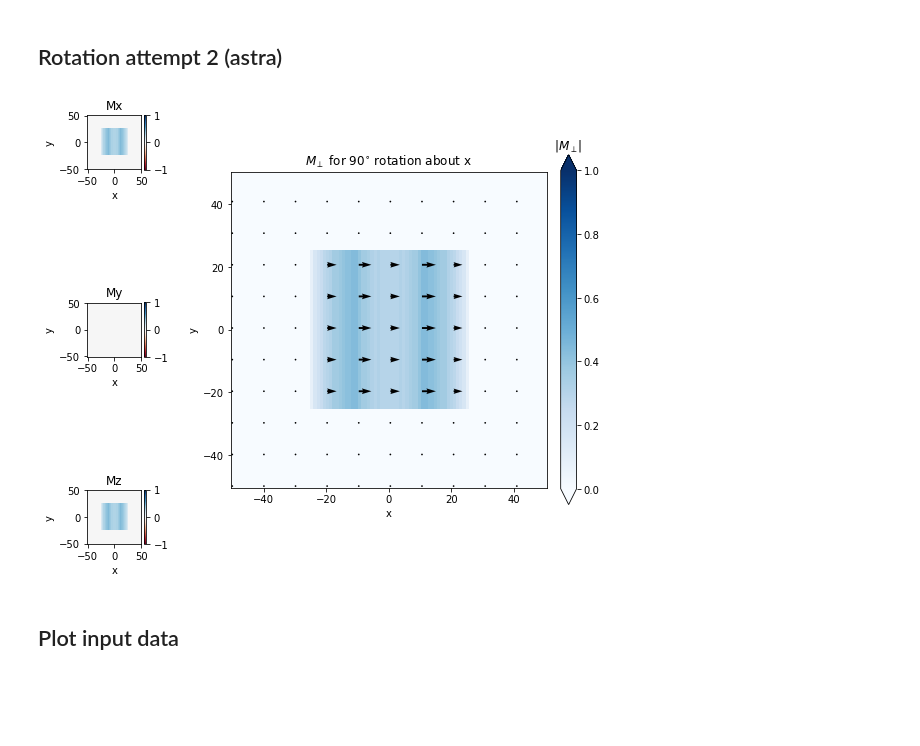
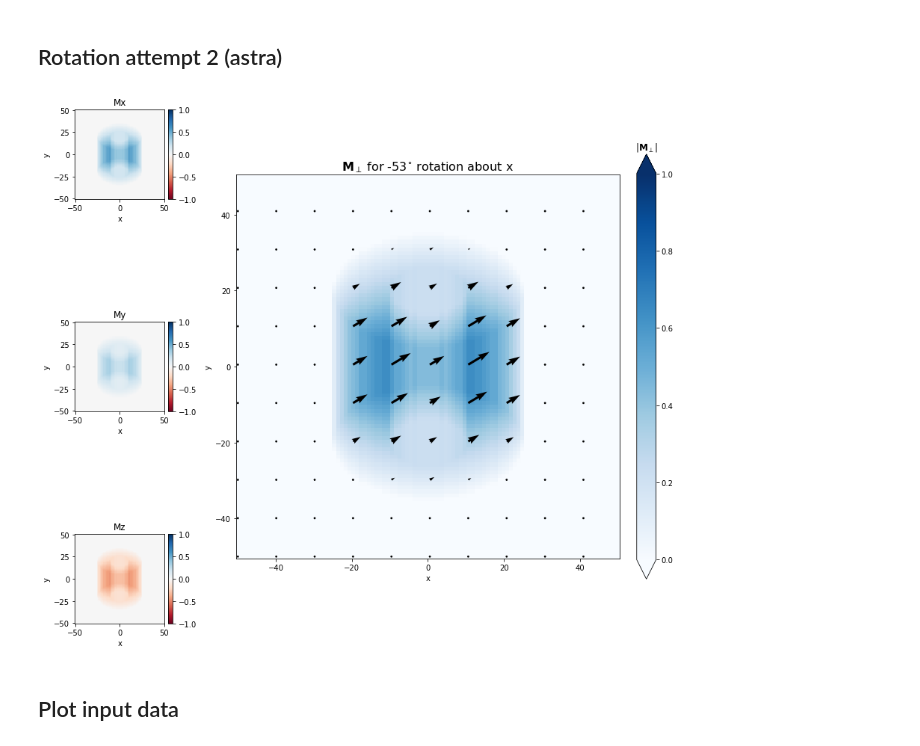
Before and after one commit to grlewis333/phd-work, a Jupyter notebook: holo-sim.ipynb, the cells around one changed output. Saved outputs shown, nothing was run; the diff lists cells and outputs as text; code cells hidden in the pictures; blank space fills up the shorter version.

```diff
--- a/holo-sim.ipynb
+++ b/holo-sim.ipynb
@@ -350,39 +350,39 @@ def rotation_projection(MX,MY,MZ, angle):
 # plot rotated magnetic components
 %matplotlib inline
 
-angle = 90
+angle = -53
 Mxr, Myr, Mzr = rotation_projection(MX,MY,MZ,angle)
 
 #f, [ax1,ax2,ax3] = plt.subplots(ncols=1,nrows=3, figsize=(8, 8))
-fig = plt.figure(figsize=(8, 8))
+fig = plt.figure(figsize=(12, 12))
 grid = plt.GridSpec(3, 4)
 
 ax1 = fig.add_subplot(grid[0, 0])
 ax2 = fig.add_subplot(grid[1, 0])
 ax3 = fig.add_subplot(grid[2, 0])
 ax4 = fig.add_subplot(grid[:, 1:])
 
 pos =  ax1.imshow(Mxr, vmin=-1,vmax=1, extent=[x_begin, x_end, y_begin, y_end],cmap='RdBu');
 ax1.set_title('Mx'); ax1.set_xlabel('x');ax1.set_ylabel('y'); fig.colorbar(pos,ax=ax1,fraction=0.046, pad=0.04)
 
 pos = ax2.imshow(Myr, vmin=-1,vmax=1,extent=[x_begin, x_end, y_begin, y_end],cmap='RdBu');
 ax2.set_title('My'); ax2.set_xlabel('x');ax2.set_ylabel('y'); fig.colorbar(pos,ax=ax2,fraction=0.046, pad=0.04)
 
 pos = ax3.imshow(Mzr, vmin=-1,vmax=1,extent=[x_begin, x_end, y_begin, y_end],cmap='RdBu');
 ax3.set_title('Mz'); ax3.set_xlabel('x');ax3.set_ylabel('y'); fig.colorbar(pos,ax=ax3,fraction=0.046, pad=0.04)
 
 s=10
 size = 1/10
 mag_B = np.hypot(Mxr,Myr)
 pos = ax4.imshow(mag_B,extent=[x_begin, x_end, y_begin, y_end],cmap='Blues', vmin=0,vmax=1)
 clb = fig.colorbar(pos,ax=ax4,fraction=0.046, pad=0.04,extend='both')
-clb.ax.set_title('|$M_\perp$|')
+clb.ax.set_title(r'|$\bf{M}$$_\perp$|')
 ax4.quiver(X[::s,::s,0],Y[::s,::s,0],Mxr[::s,::s],Myr[::s,::s],scale = 1/size)
-ax4.set_title('$M_\perp$ for %i$^{\circ}$ rotation about x' % angle); ax4.set_xlabel('x');ax4.set_ylabel('y');
+ax4.set_title(r'$\bf{M}$$_\perp$ for %i$^{\circ}$ rotation about x' % angle,fontsize=16); ax4.set_xlabel('x');ax4.set_ylabel('y');
 
 plt.tight_layout()
 # %% [output]
-[figure, old version]
+[figure, new version]
 # %% [markdown]
 ## Plot input data
 # %%
```
Also changed, not shown: parts of 6 cells of this notebook.
